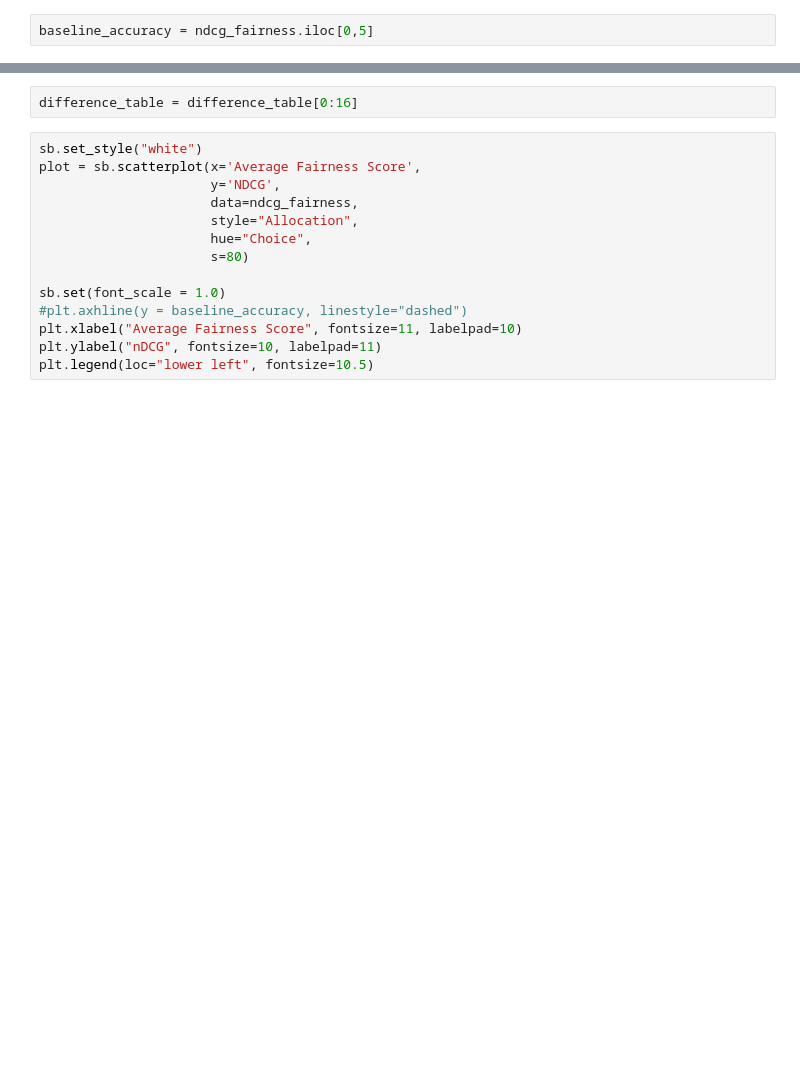
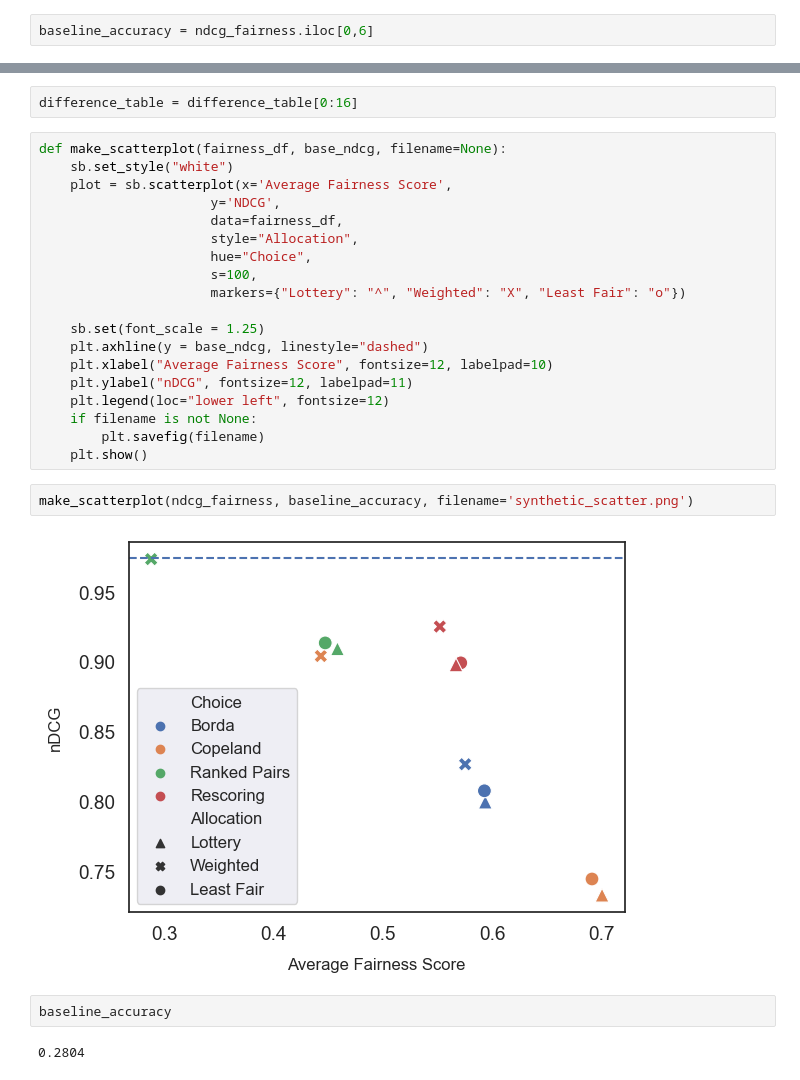
Before and after one commit to that-recsys-lab/scruf_tors_2023, a Jupyter notebook: visualization_notebooks/latebreaking_short.ipynb, the cells around one changed output, grey strips where cells are left out. Drawn from its saved outputs; the diff is of its cells as text; blank space fills up the shorter version.

Commit message:
updated visualization output
created a plotting function to make it easier to keep the plots the same.

```diff
--- a/visualization_notebooks/latebreaking_short.ipynb
+++ b/visualization_notebooks/latebreaking_short.ipynb
@@ -276,5 +312,5 @@ ndcg_fairness
 # %%
-baseline_accuracy = ndcg_fairness.iloc[0,5]
+baseline_accuracy = ndcg_fairness.iloc[0,6]
 # %%
 ndcg_fairness.loc[0:4, "Choice"] = "Borda"
 ndcg_fairness.loc[4:8, "Choice"] = "Copeland"
@@ -304,16 +354,29 @@ difference_table = ndcg_fairness[["Proportional Difference", "Normalized Differe
 # %%
 difference_table = difference_table[0:16]
 # %%
-sb.set_style("white")
-plot = sb.scatterplot(x='Average Fairness Score',
+def make_scatterplot(fairness_df, base_ndcg, filename=None):
+    sb.set_style("white")
+    plot = sb.scatterplot(x='Average Fairness Score',
                       y='NDCG',
-                      data=ndcg_fairness,
+                      data=fairness_df,
                       style="Allocation",
                       hue="Choice",
-                      s=80)
+                      s=100,
+                      markers={"Lottery": "^", "Weighted": "X", "Least Fair": "o"})
 
-sb.set(font_scale = 1.0)
-#plt.axhline(y = baseline_accuracy, linestyle="dashed")
-plt.xlabel("Average Fairness Score", fontsize=11, labelpad=10)
-plt.ylabel("nDCG", fontsize=10, labelpad=11)
-plt.legend(loc="lower left", fontsize=10.5)
+    sb.set(font_scale = 1.25)
+    plt.axhline(y = base_ndcg, linestyle="dashed")
+    plt.xlabel("Average Fairness Score", fontsize=12, labelpad=10)
+    plt.ylabel("nDCG", fontsize=12, labelpad=11)
+    plt.legend(loc="lower left", fontsize=12)
+    if filename is not None:
+        plt.savefig(filename)
+    plt.show()
+# %%
+make_scatterplot(ndcg_fairness, baseline_accuracy, filename='synthetic_scatter.png')
+# %% [output]
+[figure, added]
+# %%
+baseline_accuracy
+# %% [output]
+0.2804
```
Also changed, not shown: parts of 3 cells of this notebook, 2 other files.
